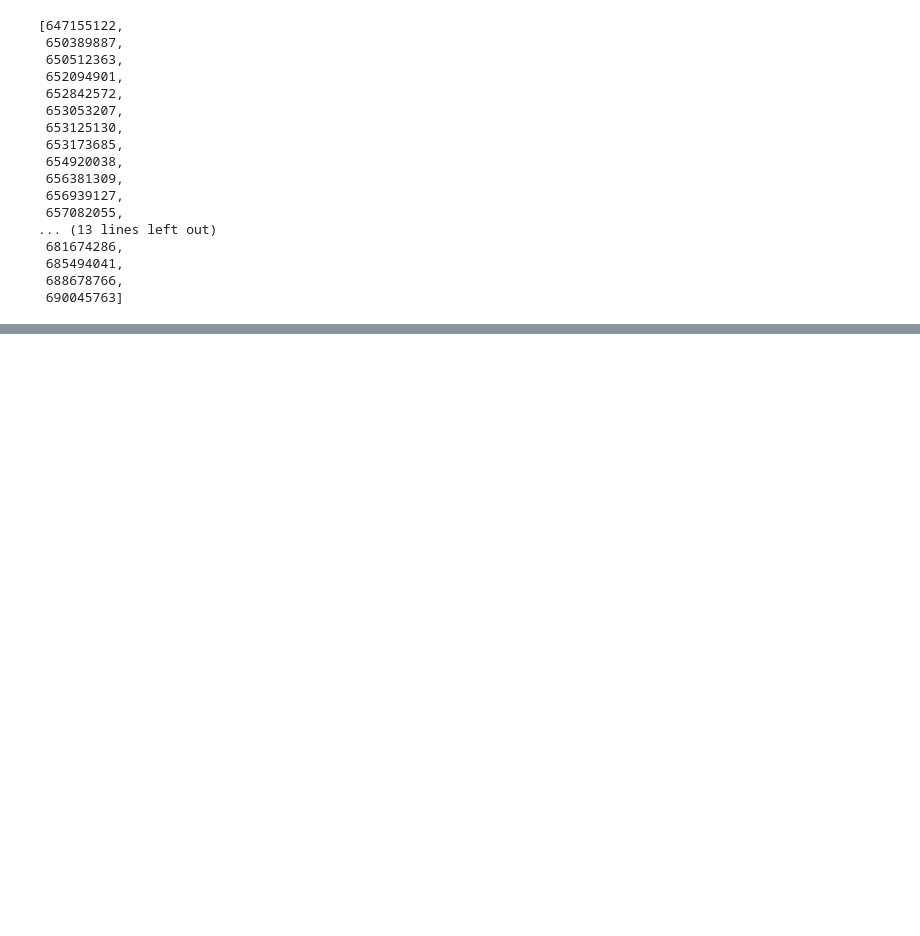
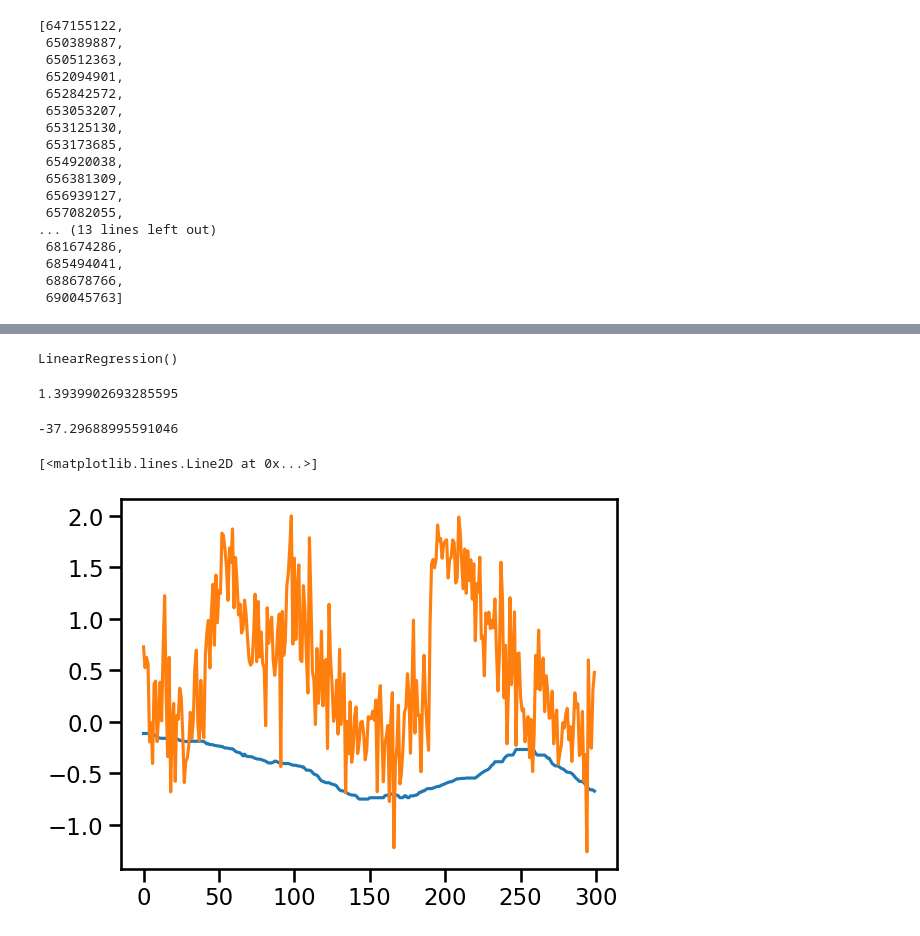
Before and after one commit to valtot/Explore_AllenBrainObservatory, a Jupyter notebook: SpontaneousActivity.ipynb, the cells around one changed output, grey strips where cells are left out. Saved outputs shown, nothing was run; the diff lists cells and outputs as text; code cells hidden in the pictures; blank space fills up the shorter version.

```diff
--- a/SpontaneousActivity.ipynb
+++ b/SpontaneousActivity.ipynb
@@ -294,0 +243,28 @@ plt.plot(pd.Series(pupil_pred[400:]).rolling(7).median() ,linewidth = 1, alpha =
+# %%
+dff_0 = traces[:,:-300].T
+dff_1 = traces[:,-300:].T
+eye_0 = new_pupil[:-300]
+eye_1 = new_pupil[-300:]
+train_dff, test_dff, train_pupil, test_pupil = train_test_split(dff_0, eye_0, random_state=42)
+# %%
+lr = LinearRegression()
+
+lr.fit(train_dff, train_pupil)
+# %% [output]
+LinearRegression()
+# %%
+pupil_pred = lr.predict(dff_1)
+
+mean_squared_error(eye_1,pupil_pred)
+# %% [output]
+1.3939902693285595
+# %%
+r2_score(eye_1,pupil_pred)
+# %% [output]
+-37.29688995591046
+# %%
+plt.plot(eye_1)
+plt.plot(pupil_pred)
+# %% [output]
+[<matplotlib.lines.Line2D at 0x...>]
+[figure, added]
```
Also changed, not shown: parts of 51 cells of this notebook, 1 other file.
